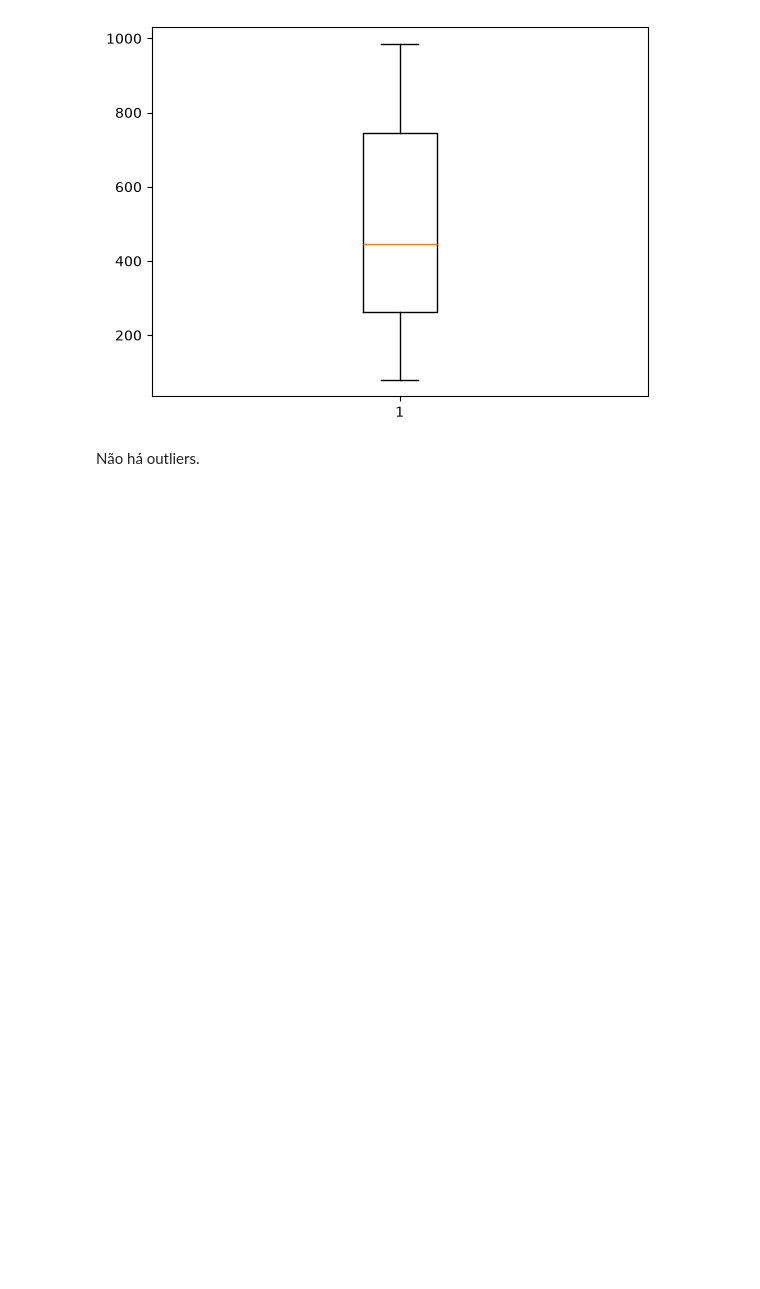
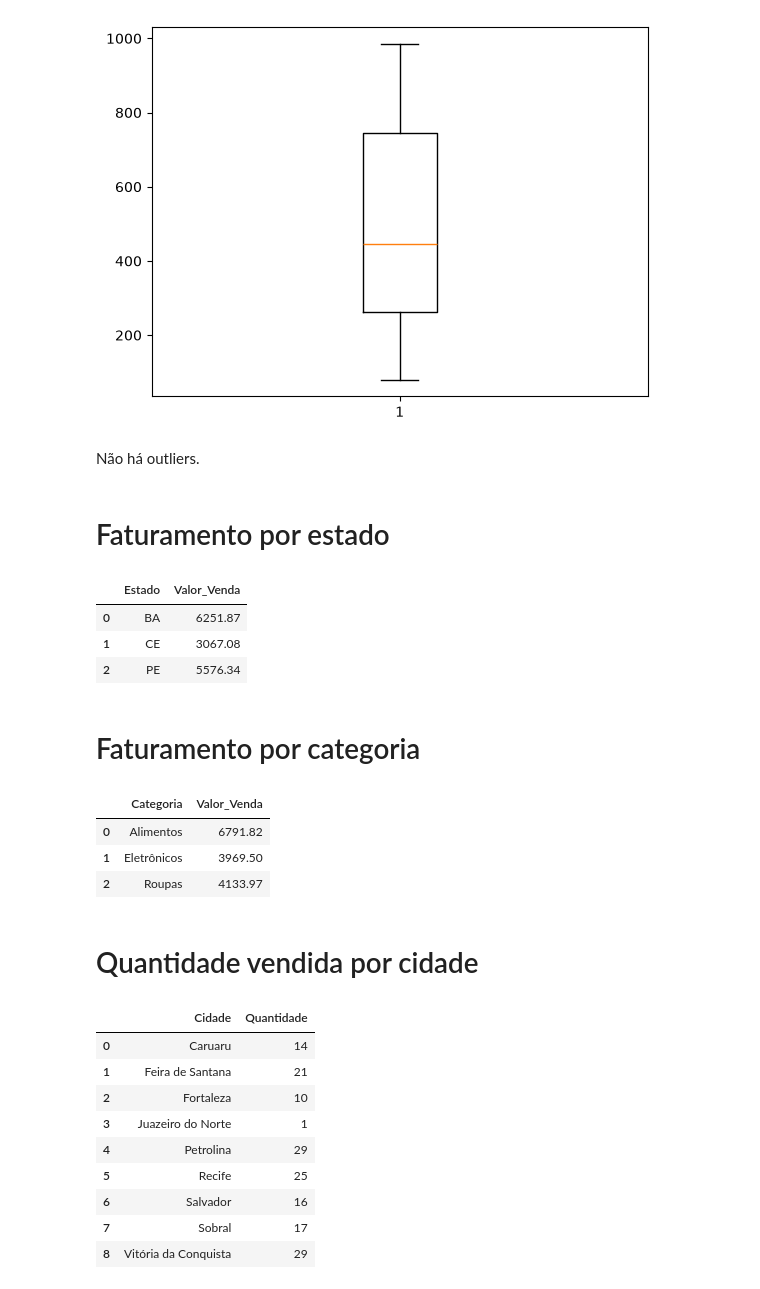
Before and after one commit to Lana230/analise_de_dados, a Jupyter notebook: atividade.ipynb, the cells around one changed output. Cells and saved outputs as stored; diff of their text form; code cells hidden in the pictures; blank space fills up the shorter version.

```diff
--- a/atividade.ipynb
+++ b/atividade.ipynb
@@ -193,3 +206,48 @@ plt.show()
 [figure]
 # %% [markdown]
 Não há outliers.
+# %% [markdown]
+# Faturamento por estado
+# %%
+faturamento_estado = (
+    df.groupby("Estado")["Valor_Venda"].sum().reset_index()
+)
+
+faturamento_estado.head()
+# %% [output]
+|  | Estado | Valor_Venda |
+| 0 | BA | 6251.87 |
+| 1 | CE | 3067.08 |
+| 2 | PE | 5576.34 |
+# %% [markdown]
+# Faturamento por categoria
+# %%
+faturamento_cat = (
+    df.groupby("Categoria")["Valor_Venda"].sum().reset_index()
+)
+
+faturamento_cat.head()
+# %% [output]
+|  | Categoria | Valor_Venda |
+| 0 | Alimentos | 6791.82 |
+| 1 | Eletrônicos | 3969.50 |
+| 2 | Roupas | 4133.97 |
+# %% [markdown]
+# Quantidade vendida por cidade
+# %%
+qtd_vendida = (
+    df.groupby("Cidade")["Quantidade"].sum().reset_index()
+)
+
+qtd_vendida.head(9)
+# %% [output]
+|  | Cidade | Quantidade |
+| 0 | Caruaru | 14 |
+| 1 | Feira de Santana | 21 |
+| 2 | Fortaleza | 10 |
+| 3 | Juazeiro do Norte | 1 |
+| 4 | Petrolina | 29 |
+| 5 | Recife | 25 |
+| 6 | Salvador | 16 |
+| 7 | Sobral | 17 |
+| 8 | Vitória da Conquista | 29 |
```
Also changed, not shown: parts of 7 cells of this notebook.
